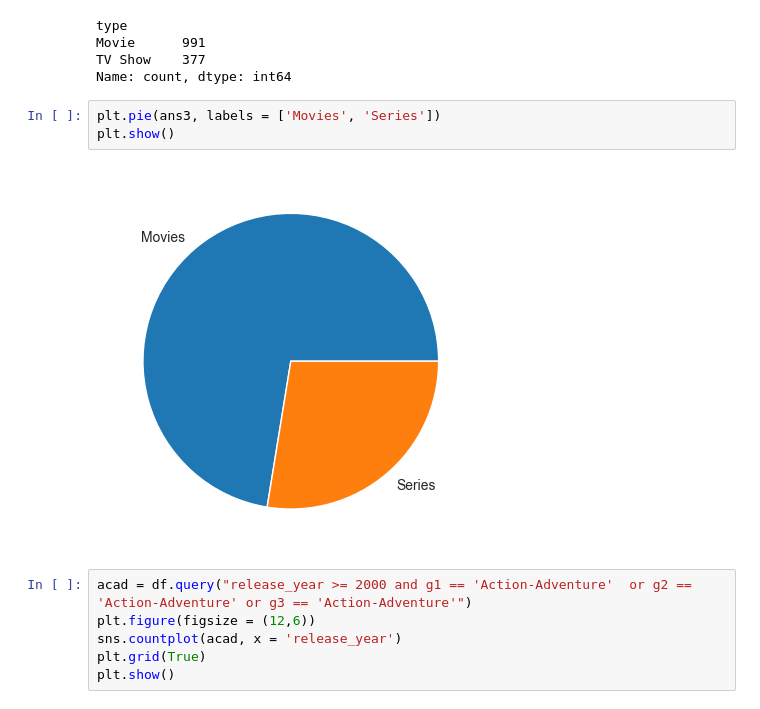
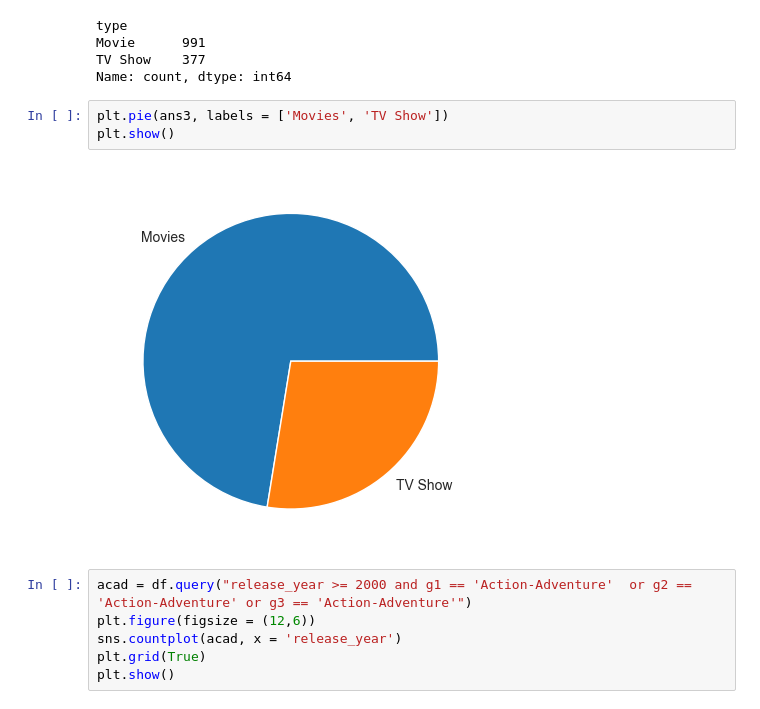
Before and after one commit to ShiwangitaSingh/Data-Science-with-Python-, a Jupyter notebook: Task-6 Advanced Data Analysis Techniques/Task_6.ipynb, the cells around one changed output. Saved outputs shown, nothing was run; the diff lists cells and outputs as text.

```diff
--- a/Task-6 Advanced Data Analysis Techniques/Task_6.ipynb
+++ b/Task-6 Advanced Data Analysis Techniques/Task_6.ipynb
@@ -144,10 +144,10 @@ Movie      991
 TV Show    377
 Name: count, dtype: int64
 # %%
-plt.pie(ans3, labels = ['Movies', 'Series'])
+plt.pie(ans3, labels = ['Movies', 'TV Show'])
 plt.show()
 # %% [output]
-[figure, old version]
+[figure, new version]
 # %%
 acad = df.query("release_year >= 2000 and g1 == 'Action-Adventure'  or g2 == 'Action-Adventure' or g3 == 'Action-Adventure'")
 plt.figure(figsize = (12,6))
```
Also changed, not shown: parts of 1 cell of this notebook.
